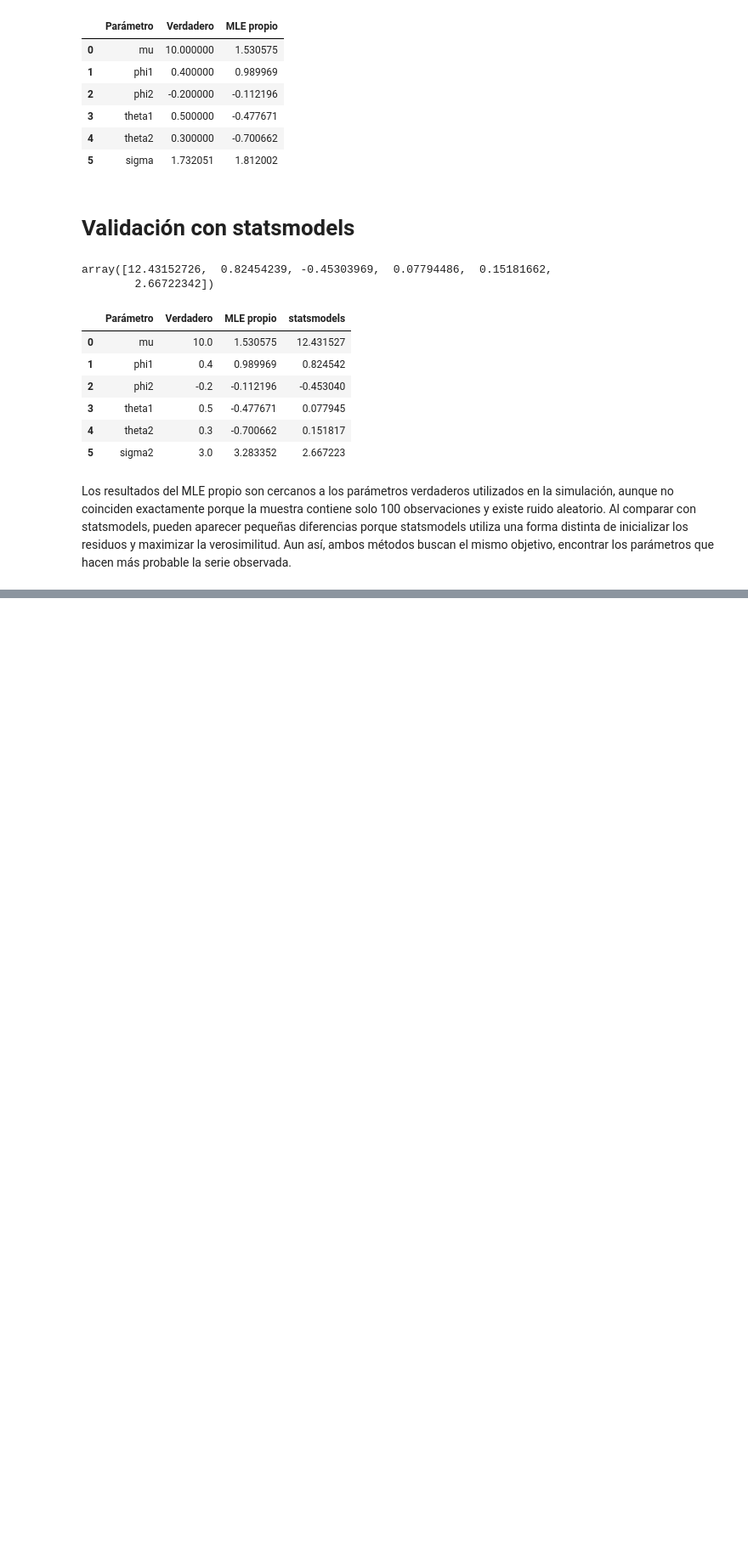
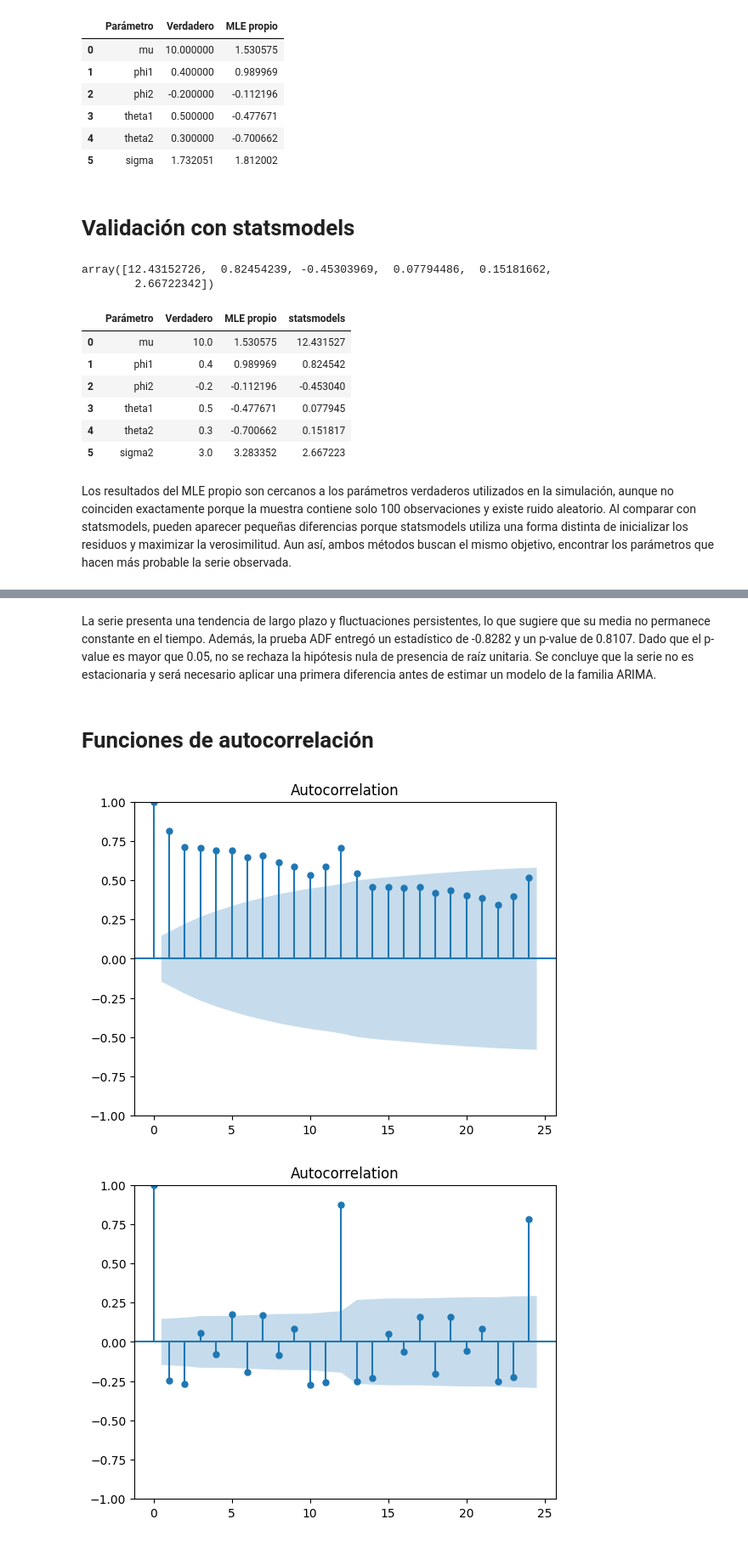
Before and after one commit to Antoniacifuentes/ds_finance_cifuentes, a Jupyter notebook: notebooks/hw4.ipynb, the cells around one changed output, grey strips where cells are left out. Shown at 85% size. Drawn from its saved outputs; the diff is of its cells as text; code cells hidden in the pictures; blank space fills up the shorter version.

```diff
--- a/notebooks/hw4.ipynb
+++ b/notebooks/hw4.ipynb
@@ -269,0 +311,18 @@ FileNotFoundError: [Errno 2] No such file or directory: 'imacec.xlsx'
+# %% [markdown]
+La serie presenta una tendencia de largo plazo y fluctuaciones persistentes, lo que sugiere que su media no permanece constante en el tiempo. Además, la prueba ADF entregó un estadístico de -0.8282 y un p-value de 0.8107. Dado que el p-value es mayor que 0.05, no se rechaza la hipótesis nula de presencia de raíz unitaria. Se concluye que la serie no es estacionaria y será necesario aplicar una primera diferencia antes de estimar un modelo de la familia ARIMA.
+# %% [markdown]
+# Funciones de autocorrelación
+# %%
+from statsmodels.graphics.tsaplots import plot_acf
+import matplotlib.pyplot as plt
+
+serie_diff = serie["IMACEC"].diff().dropna()
+
+plot_acf(serie["IMACEC"], lags=24)
+plt.show()
+
+plot_acf(serie_diff, lags=24)
+plt.show()
+# %% [output]
+[figure, added]
+[figure, added]
```
Also changed, not shown: parts of 7 cells of this notebook.
